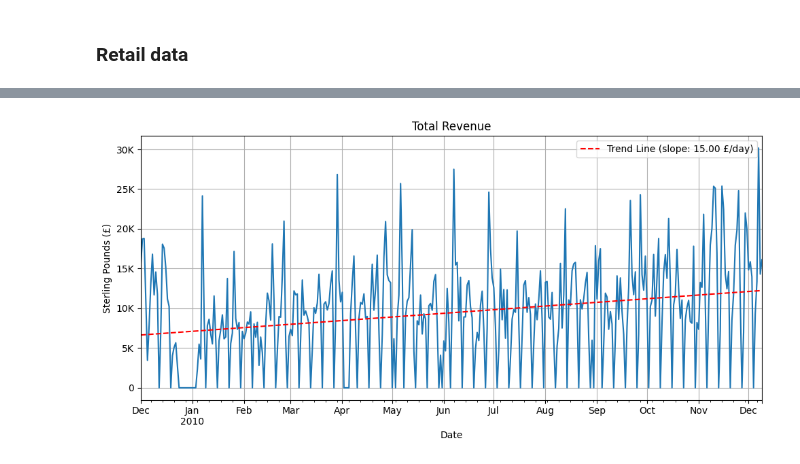
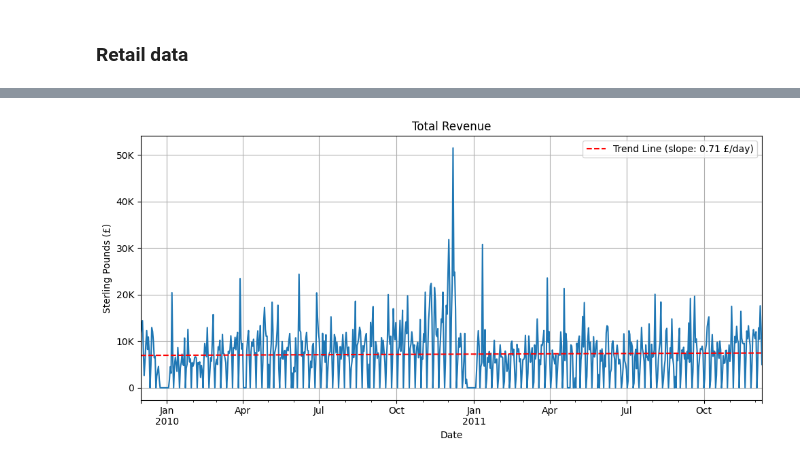
Before and after one commit to luizvalle/ieor4578_project2, a Jupyter notebook: notebooks/data_exploration/data_exploration.ipynb, the cells around one changed output, grey strips where cells are left out. Drawn from its saved outputs; the diff is of its cells as text; code cells hidden in the pictures.

Commit message:
Update notebooks to use the missing data

```diff
--- a/notebooks/data_exploration/data_exploration.ipynb
+++ b/notebooks/data_exploration/data_exploration.ipynb
@@ -139,30 +139,30 @@ summary_stats.describe()
 # %%
 daily_revenue = online_retail_df.groupby('Date')['RevenuePounds'].sum().reset_index()
 X = daily_revenue['Date'].map(lambda x: x.toordinal()).values.reshape(-1, 1)  # Convert dates to ordinal
 y = daily_revenue['RevenuePounds'].values
 
 # Fit linear regression
 model = LinearRegression()
 model.fit(X, y)
 y_pred = model.predict(X)
 
 slope = model.coef_[0]
 slope_str = f"{slope:.2f}"
 
 fig, ax = plt.subplots(figsize=(10,5))
 
 online_retail_df.groupby('Date')['RevenuePounds'].sum().plot(ax=ax, label='')
 
-ax.plot(data.index, y_pred, linestyle='--', color='red', label=f'Trend Line (slope: {slope_str} £/day)')
+ax.plot(daily_revenue['Date'], y_pred, linestyle='--', color='red', label=f'Trend Line (slope: {slope_str} £/day)')
 
 ax.set_title('Total Revenue')
 ax.set_xlabel('Date')
 ax.set_ylabel('Sterling Pounds (£)')
 ax.grid(True)
 ax.legend()
 make_axes_human_readable(ax)
 
 plt.tight_layout()
 plt.show()
 # %% [output]
-[figure, old version]
+[figure, new version]
```
Also changed, not shown: parts of 27 cells of this notebook, 4 other files.
